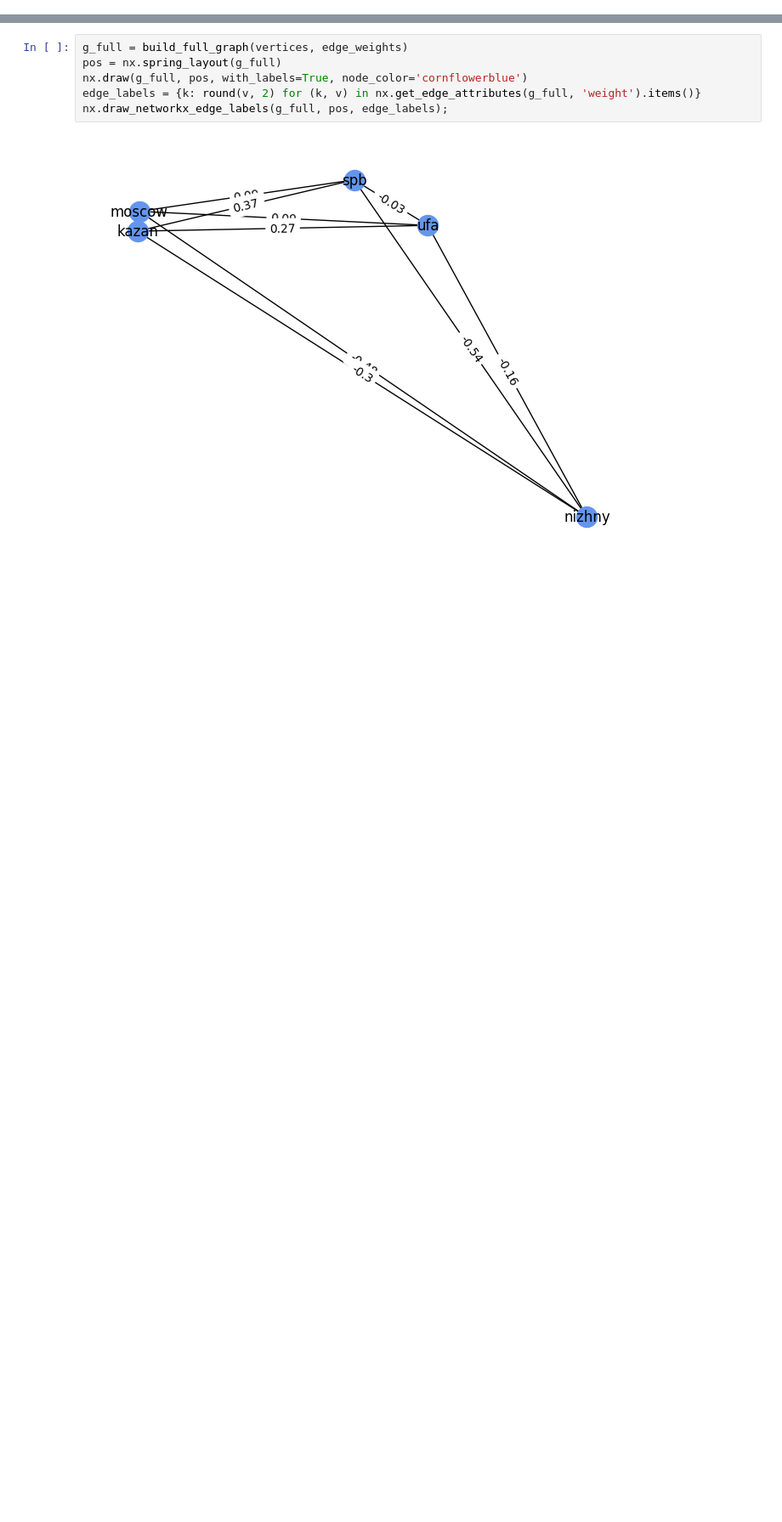
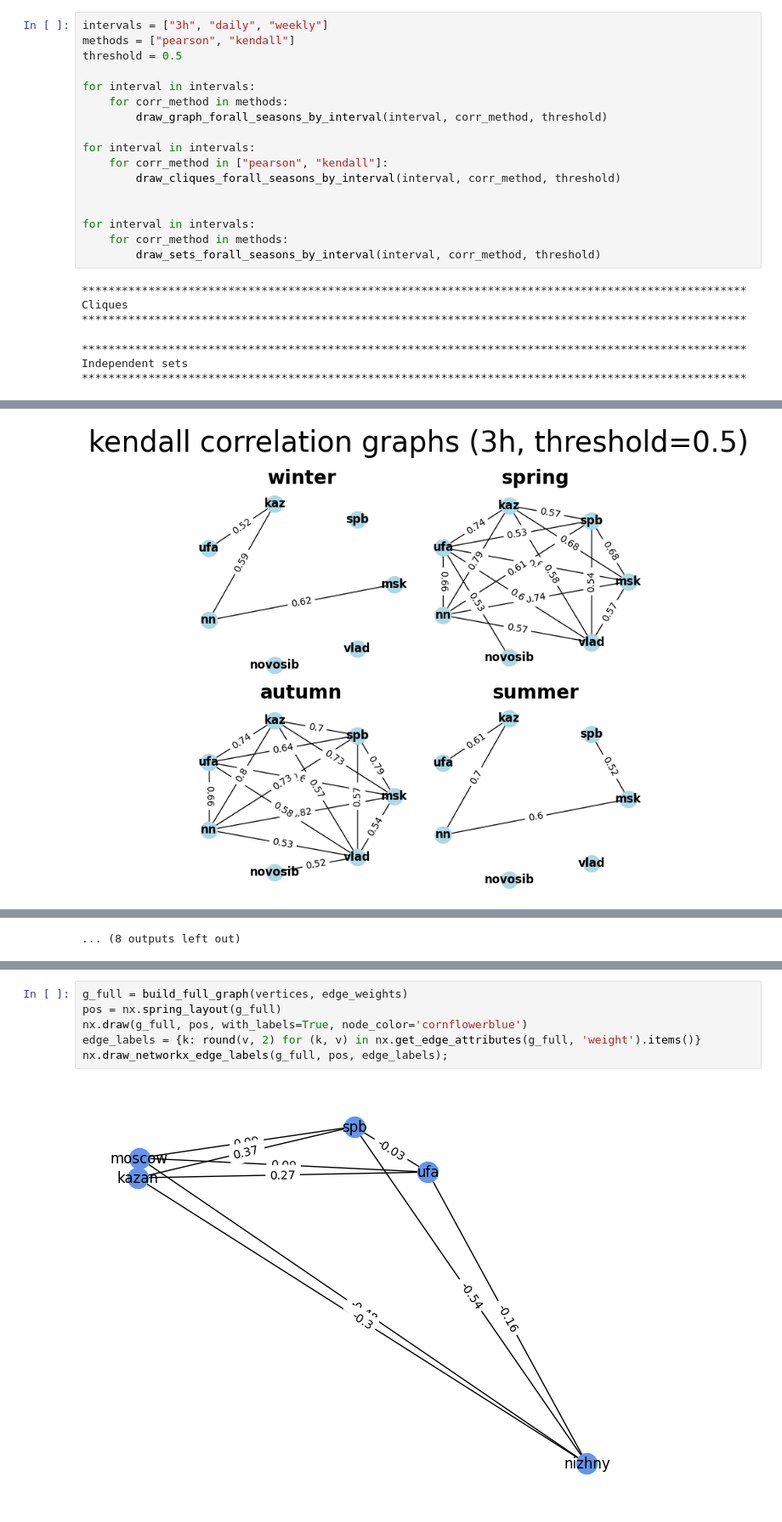
Before and after one commit to nadiaroschina/random-variable-networks, a Jupyter notebook: main.ipynb, the cells around one changed output, grey strips where cells are left out. Shown at 85% size. Cells and saved outputs as stored; diff of their text form; blank space fills up the shorter version.

```diff
--- a/main.ipynb
+++ b/main.ipynb
@@ -53,0 +86,24 @@ def draw_graph_forall_seasons_by_interval(interval, corr_method, threshold=0.5):
+# %%
+intervals = ["3h", "daily", "weekly"]
+methods = ["pearson", "kendall"]
+threshold = 0.5
+
+for interval in intervals:
+    for corr_method in methods:
+        draw_graph_forall_seasons_by_interval(interval, corr_method, threshold)
+
+for interval in intervals:
+    for corr_method in ["pearson", "kendall"]:
+        draw_cliques_forall_seasons_by_interval(interval, corr_method, threshold)
+
+
+for interval in intervals:
+    for corr_method in methods:
+        draw_sets_forall_seasons_by_interval(interval, corr_method, threshold)
+# %% [output]
+****************************************************************************************************
+Cliques
+****************************************************************************************************
+****************************************************************************************************
+Independent sets
+****************************************************************************************************
@@ -53,0 +111 @@ def draw_graph_forall_seasons_by_interval(interval, corr_method, threshold=0.5):
+[figure, added]
@@ -54,3 +120,4 @@ def draw_graph_forall_seasons_by_interval(interval, corr_method, threshold=0.5):
+... (8 outputs left out)
 # %%
 for interval in ["3h", "daily", "weekly"]:
     for corr_method in ["pearson"]:
```
Also changed, not shown: parts of 5 cells of this notebook.
